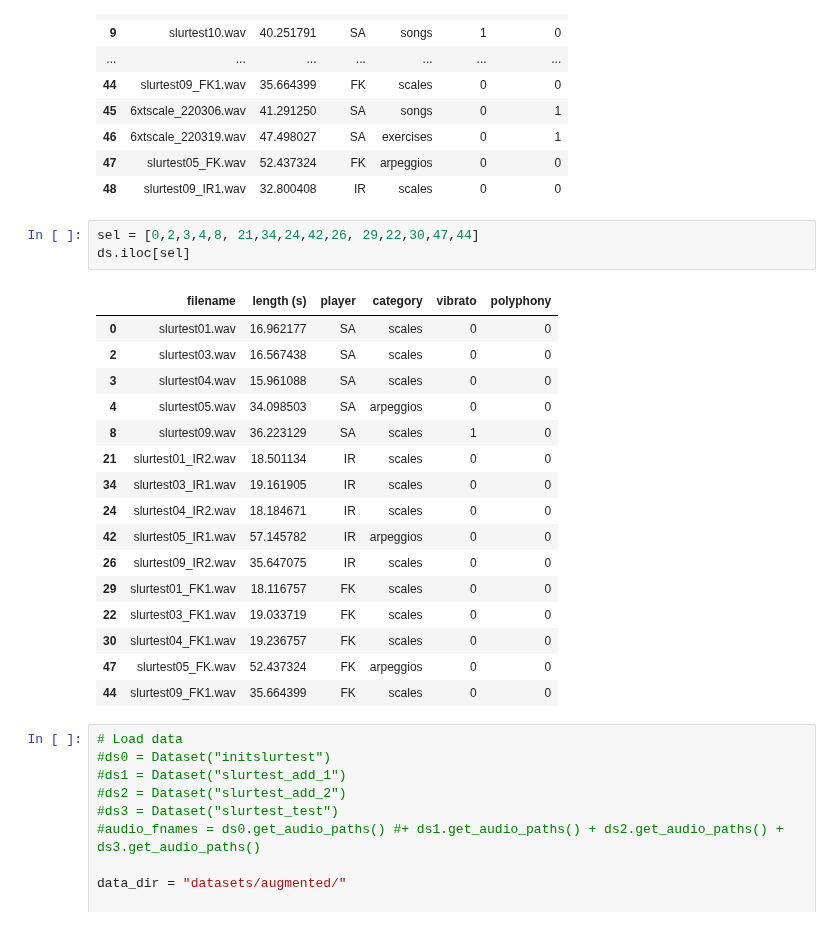
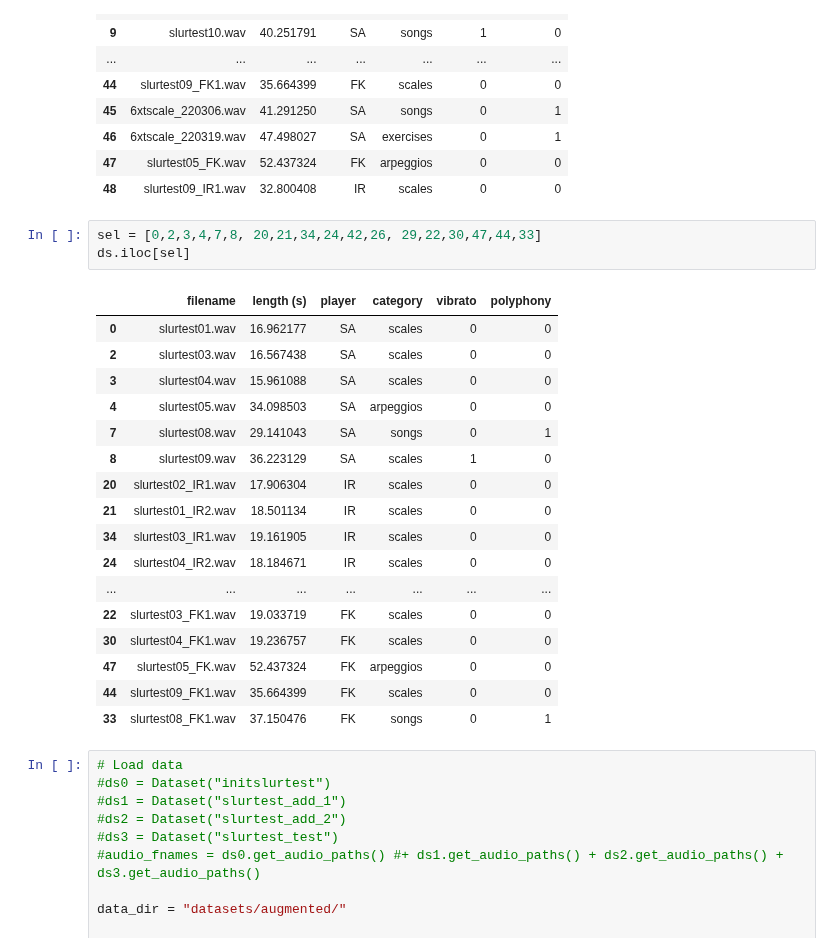
Before and after one commit to SimonFalk/beyondPianoRoll, a Jupyter notebook: flow.ipynb, the cells around one changed output. Saved outputs shown, nothing was run; the diff lists cells and outputs as text.

```diff
--- a/flow.ipynb
+++ b/flow.ipynb
@@ -53,25 +63,26 @@ ds
 | 47 | slurtest05_FK.wav | 52.437324 | FK | arpeggios | 0 | 0 |
 | 48 | slurtest09_IR1.wav | 32.800408 | IR | scales | 0 | 0 |
 # %%
-sel = [0,2,3,4,8, 21,34,24,42,26, 29,22,30,47,44]
+sel = [0,2,3,4,7,8, 20,21,34,24,42,26, 29,22,30,47,44,33]
 ds.iloc[sel]
 # %% [output]
 |  | filename | length (s) | player | category | vibrato | polyphony |
 | 0 | slurtest01.wav | 16.962177 | SA | scales | 0 | 0 |
 | 2 | slurtest03.wav | 16.567438 | SA | scales | 0 | 0 |
 | 3 | slurtest04.wav | 15.961088 | SA | scales | 0 | 0 |
 | 4 | slurtest05.wav | 34.098503 | SA | arpeggios | 0 | 0 |
+| 7 | slurtest08.wav | 29.141043 | SA | songs | 0 | 1 |
 | 8 | slurtest09.wav | 36.223129 | SA | scales | 1 | 0 |
+| 20 | slurtest02_IR1.wav | 17.906304 | IR | scales | 0 | 0 |
 | 21 | slurtest01_IR2.wav | 18.501134 | IR | scales | 0 | 0 |
 | 34 | slurtest03_IR1.wav | 19.161905 | IR | scales | 0 | 0 |
 | 24 | slurtest04_IR2.wav | 18.184671 | IR | scales | 0 | 0 |
-| 42 | slurtest05_IR1.wav | 57.145782 | IR | arpeggios | 0 | 0 |
-| 26 | slurtest09_IR2.wav | 35.647075 | IR | scales | 0 | 0 |
-| 29 | slurtest01_FK1.wav | 18.116757 | FK | scales | 0 | 0 |
+| ... | ... | ... | ... | ... | ... | ... |
 | 22 | slurtest03_FK1.wav | 19.033719 | FK | scales | 0 | 0 |
 | 30 | slurtest04_FK1.wav | 19.236757 | FK | scales | 0 | 0 |
 | 47 | slurtest05_FK.wav | 52.437324 | FK | arpeggios | 0 | 0 |
 | 44 | slurtest09_FK1.wav | 35.664399 | FK | scales | 0 | 0 |
+| 33 | slurtest08_FK1.wav | 37.150476 | FK | songs | 0 | 1 |
 # %%
 # Load data
 #ds0 = Dataset("initslurtest")
```
Also changed, not shown: parts of 16 cells of this notebook, 3 other files.
